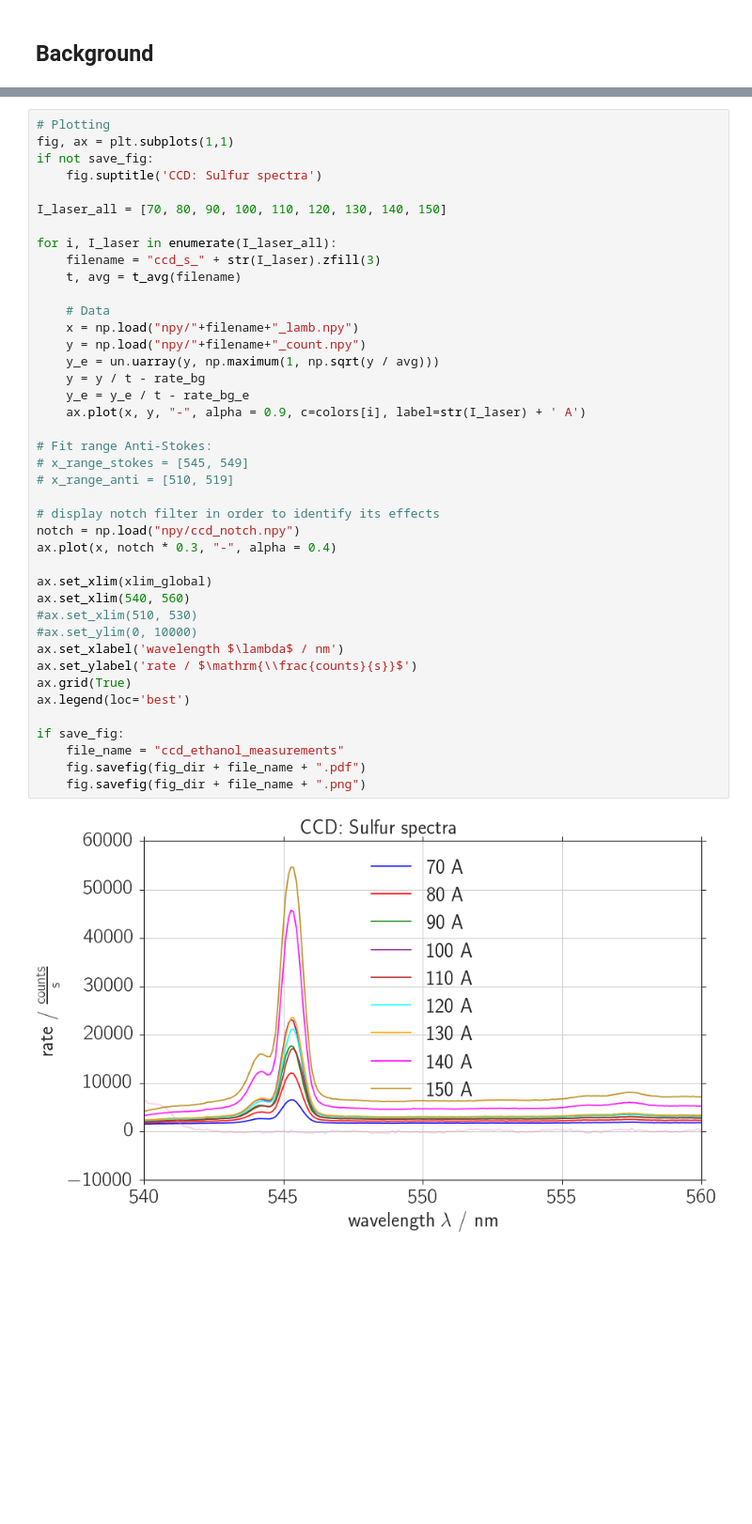
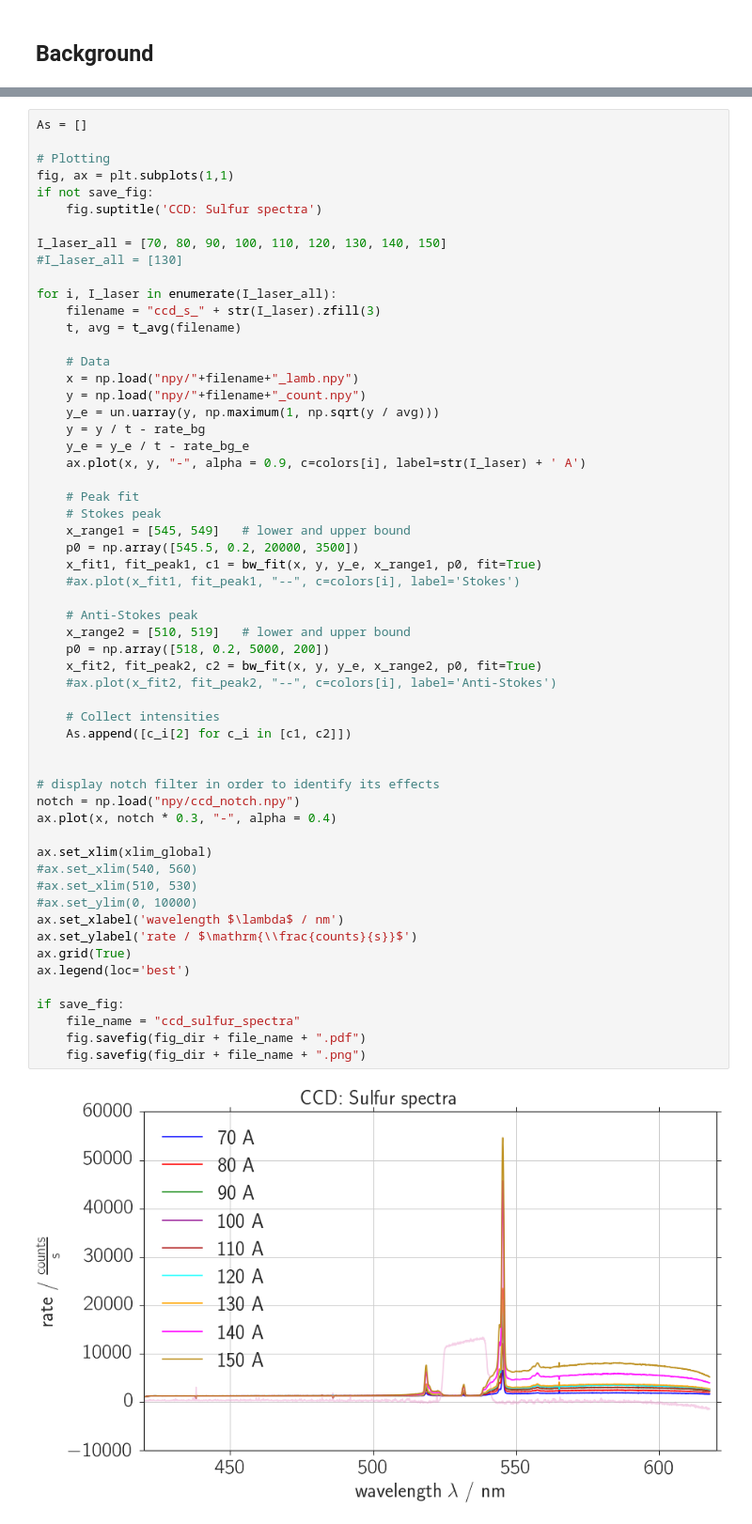
Before and after one commit to Bondzio/fp, a Jupyter notebook: raman/analysis/raman_ccd_temp.ipynb, the cells around one changed output, grey strips where cells are left out. Shown at 94% size. Saved outputs shown, nothing was run; the diff lists cells and outputs as text; blank space fills up the shorter version.

```diff
--- a/raman/analysis/raman_ccd_temp.ipynb
+++ b/raman/analysis/raman_ccd_temp.ipynb
@@ -210,43 +181,59 @@ if save_fig:
 # %%
+As = []
+
 # Plotting
 fig, ax = plt.subplots(1,1)
 if not save_fig:
     fig.suptitle('CCD: Sulfur spectra')
 
 I_laser_all = [70, 80, 90, 100, 110, 120, 130, 140, 150]
+#I_laser_all = [130]
 
 for i, I_laser in enumerate(I_laser_all):
     filename = "ccd_s_" + str(I_laser).zfill(3)
     t, avg = t_avg(filename)
 
     # Data
     x = np.load("npy/"+filename+"_lamb.npy")
     y = np.load("npy/"+filename+"_count.npy")
     y_e = un.uarray(y, np.maximum(1, np.sqrt(y / avg)))
     y = y / t - rate_bg
     y_e = y_e / t - rate_bg_e
     ax.plot(x, y, "-", alpha = 0.9, c=colors[i], label=str(I_laser) + ' A')
 
-# Fit range Anti-Stokes:
-# x_range_stokes = [545, 549]
-# x_range_anti = [510, 519]
+    # Peak fit
+    # Stokes peak
+    x_range1 = [545, 549]   # lower and upper bound
+    p0 = np.array([545.5, 0.2, 20000, 3500])
+    x_fit1, fit_peak1, c1 = bw_fit(x, y, y_e, x_range1, p0, fit=True)
+    #ax.plot(x_fit1, fit_peak1, "--", c=colors[i], label='Stokes')
+
+    # Anti-Stokes peak
+    x_range2 = [510, 519]   # lower and upper bound
+    p0 = np.array([518, 0.2, 5000, 200])
+    x_fit2, fit_peak2, c2 = bw_fit(x, y, y_e, x_range2, p0, fit=True)
+    #ax.plot(x_fit2, fit_peak2, "--", c=colors[i], label='Anti-Stokes')
+
+    # Collect intensities
+    As.append([c_i[2] for c_i in [c1, c2]])
+
 
 # display notch filter in order to identify its effects
 notch = np.load("npy/ccd_notch.npy")
 ax.plot(x, notch * 0.3, "-", alpha = 0.4)
 
 ax.set_xlim(xlim_global)
-ax.set_xlim(540, 560)
+#ax.set_xlim(540, 560)
 #ax.set_xlim(510, 530)
 #ax.set_ylim(0, 10000)
 ax.set_xlabel('wavelength $\lambda$ / nm')
 ax.set_ylabel('rate / $\mathrm{\\frac{counts}{s}}$')
 ax.grid(True)
 ax.legend(loc='best')
 
 if save_fig:
-    file_name = "ccd_ethanol_measurements"
+    file_name = "ccd_sulfur_spectra"
     fig.savefig(fig_dir + file_name + ".pdf")
     fig.savefig(fig_dir + file_name + ".png")
 # %% [output]
-[figure, old version]
+[figure, new version]
```
Also changed, not shown: parts of 7 cells of this notebook, 1 other file.
